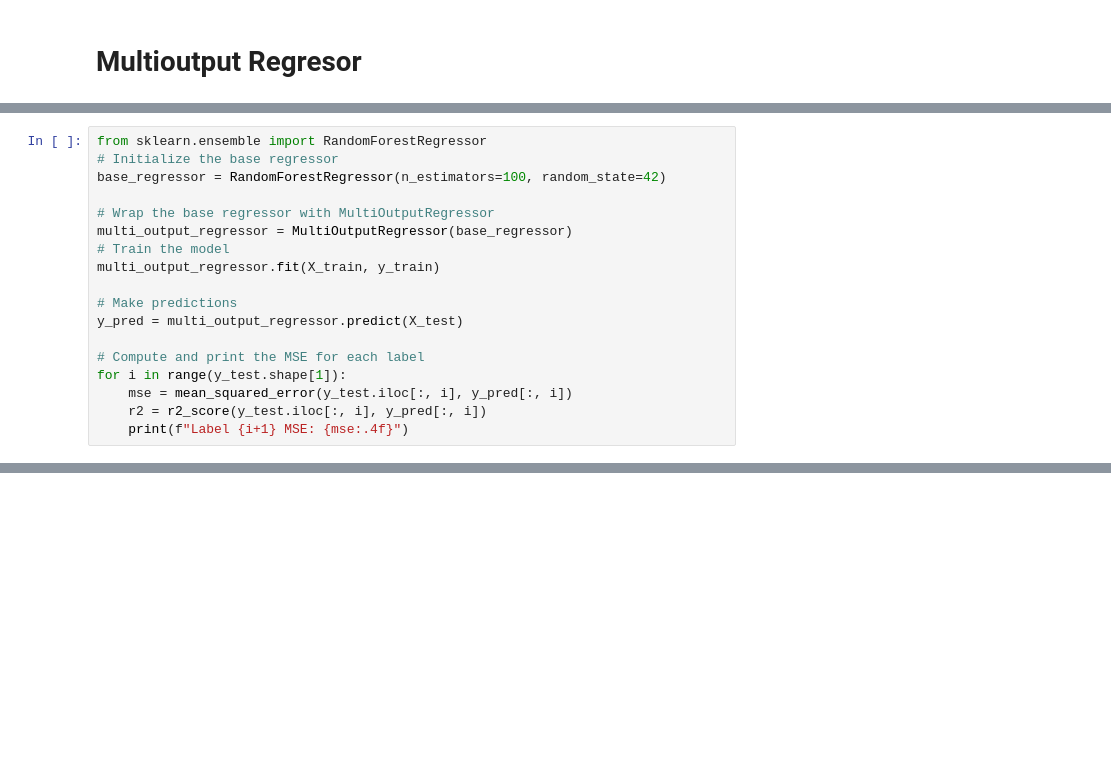
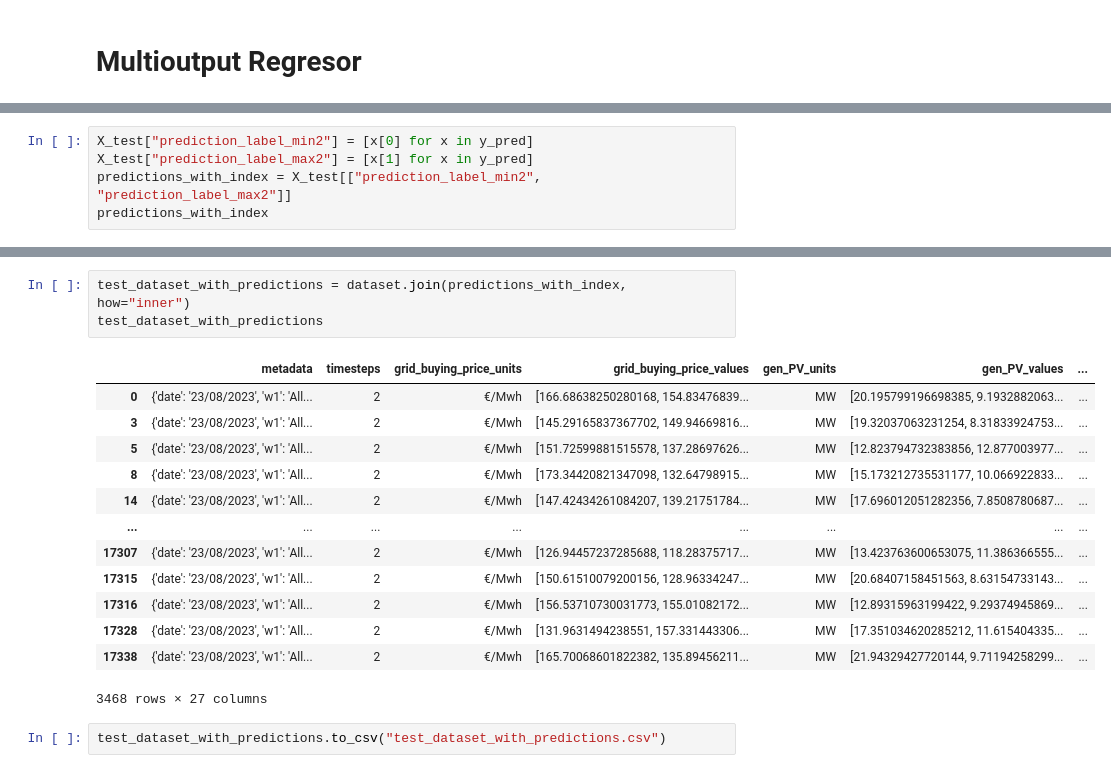
Before and after one commit to franQ2/ML-for-quantum-annealing-penalties, a Jupyter notebook: Experiments/Regresor.ipynb, the cells around one changed output, grey strips where cells are left out. Drawn from its saved outputs; the diff is of its cells as text; blank space fills up the shorter version.

```diff
--- a/Experiments/Regresor.ipynb
+++ b/Experiments/Regresor.ipynb
@@ -238,18 +220,0 @@ y_test
-# %%
-from sklearn.ensemble import RandomForestRegressor
-# Initialize the base regressor
-base_regressor = RandomForestRegressor(n_estimators=100, random_state=42)
-
-# Wrap the base regressor with MultiOutputRegressor
-multi_output_regressor = MultiOutputRegressor(base_regressor)
-# Train the model
-multi_output_regressor.fit(X_train, y_train)
-
-# Make predictions
-y_pred = multi_output_regressor.predict(X_test)
-
-# Compute and print the MSE for each label
-for i in range(y_test.shape[1]):
-    mse = mean_squared_error(y_test.iloc[:, i], y_pred[:, i])
-    r2 = r2_score(y_test.iloc[:, i], y_pred[:, i])
-    print(f"Label {i+1} MSE: {mse:.4f}")
@@ -258,0 +249,5 @@ Label 2 MSE: 456179392.8158
+# %%
+X_test["prediction_label_min2"] = [x[0] for x in y_pred]
+X_test["prediction_label_max2"] = [x[1] for x in y_pred]
+predictions_with_index = X_test[["prediction_label_min2", "prediction_label_max2"]]
+predictions_with_index
@@ -258,0 +284,19 @@ Label 2 MSE: 456179392.8158
+# %%
+test_dataset_with_predictions = dataset.join(predictions_with_index, how="inner")
+test_dataset_with_predictions
+# %% [output]
+|  | metadata | timesteps | grid_buying_price_units | grid_buying_price_values | gen_PV_units | gen_PV_values | ... |
+| 0 | {'date': '23/08/2023', 'w1': 'All... | 2 | €/Mwh | [166.68638250280168, 154.83476839... | MW | [20.195799196698385, 9.1932882063... | ... |
+| 3 | {'date': '23/08/2023', 'w1': 'All... | 2 | €/Mwh | [145.29165837367702, 149.94669816... | MW | [19.32037063231254, 8.31833924753... | ... |
+| 5 | {'date': '23/08/2023', 'w1': 'All... | 2 | €/Mwh | [151.72599881515578, 137.28697626... | MW | [12.823794732383856, 12.877003977... | ... |
+| 8 | {'date': '23/08/2023', 'w1': 'All... | 2 | €/Mwh | [173.34420821347098, 132.64798915... | MW | [15.173212735531177, 10.066922833... | ... |
+| 14 | {'date': '23/08/2023', 'w1': 'All... | 2 | €/Mwh | [147.42434261084207, 139.21751784... | MW | [17.696012051282356, 7.8508780687... | ... |
+| ... | ... | ... | ... | ... | ... | ... | ... |
+| 17307 | {'date': '23/08/2023', 'w1': 'All... | 2 | €/Mwh | [126.94457237285688, 118.28375717... | MW | [13.423763600653075, 11.386366555... | ... |
+| 17315 | {'date': '23/08/2023', 'w1': 'All... | 2 | €/Mwh | [150.61510079200156, 128.96334247... | MW | [20.68407158451563, 8.63154733143... | ... |
+| 17316 | {'date': '23/08/2023', 'w1': 'All... | 2 | €/Mwh | [156.53710730031773, 155.01082172... | MW | [12.89315963199422, 9.29374945869... | ... |
+| 17328 | {'date': '23/08/2023', 'w1': 'All... | 2 | €/Mwh | [131.9631494238551, 157.331443306... | MW | [17.351034620285212, 11.615404335... | ... |
+| 17338 | {'date': '23/08/2023', 'w1': 'All... | 2 | €/Mwh | [165.70068601822382, 135.89456211... | MW | [21.94329427720144, 9.71194258299... | ... |
+3468 rows × 27 columns
+# %%
+test_dataset_with_predictions.to_csv("test_dataset_with_predictions.csv")
```
Also changed, not shown: parts of 22 cells of this notebook, 8 other files.
